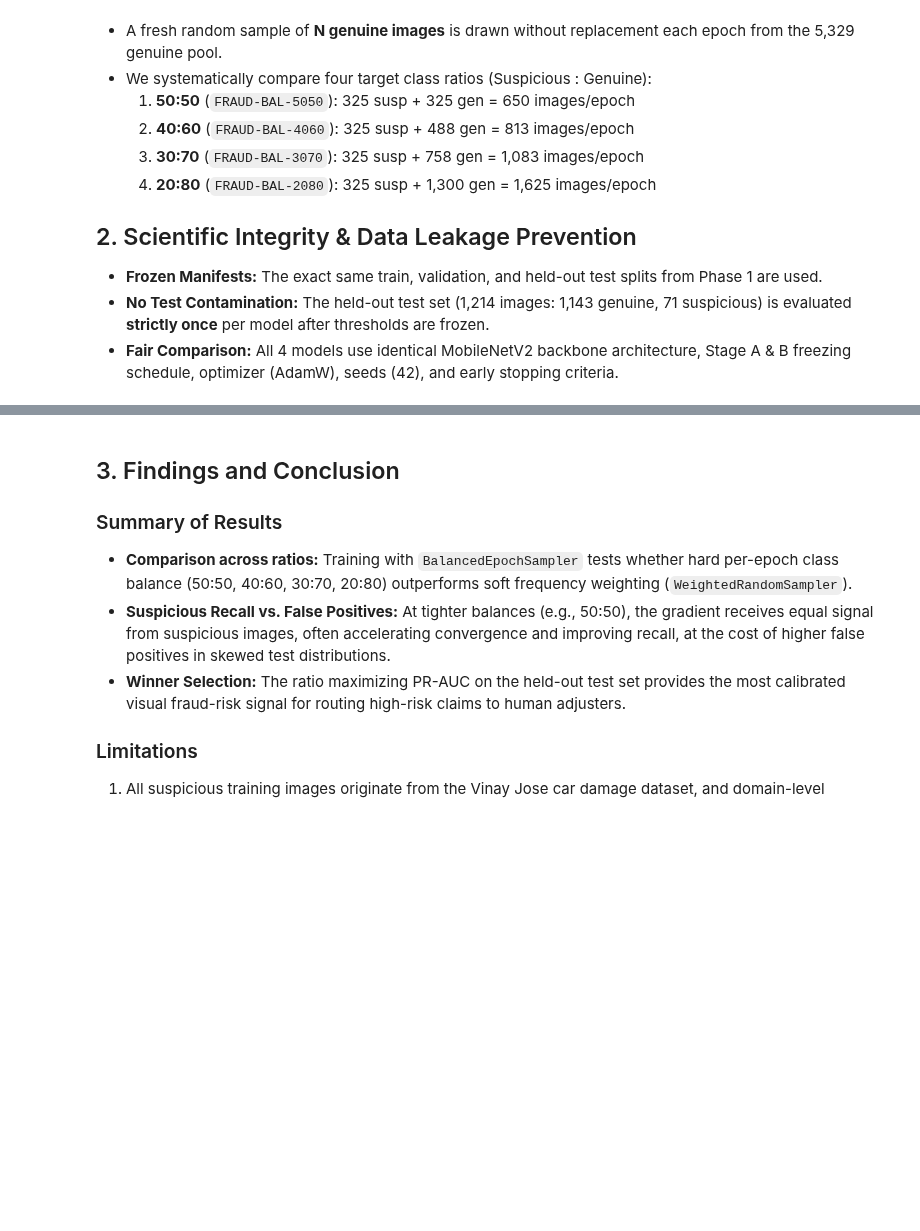
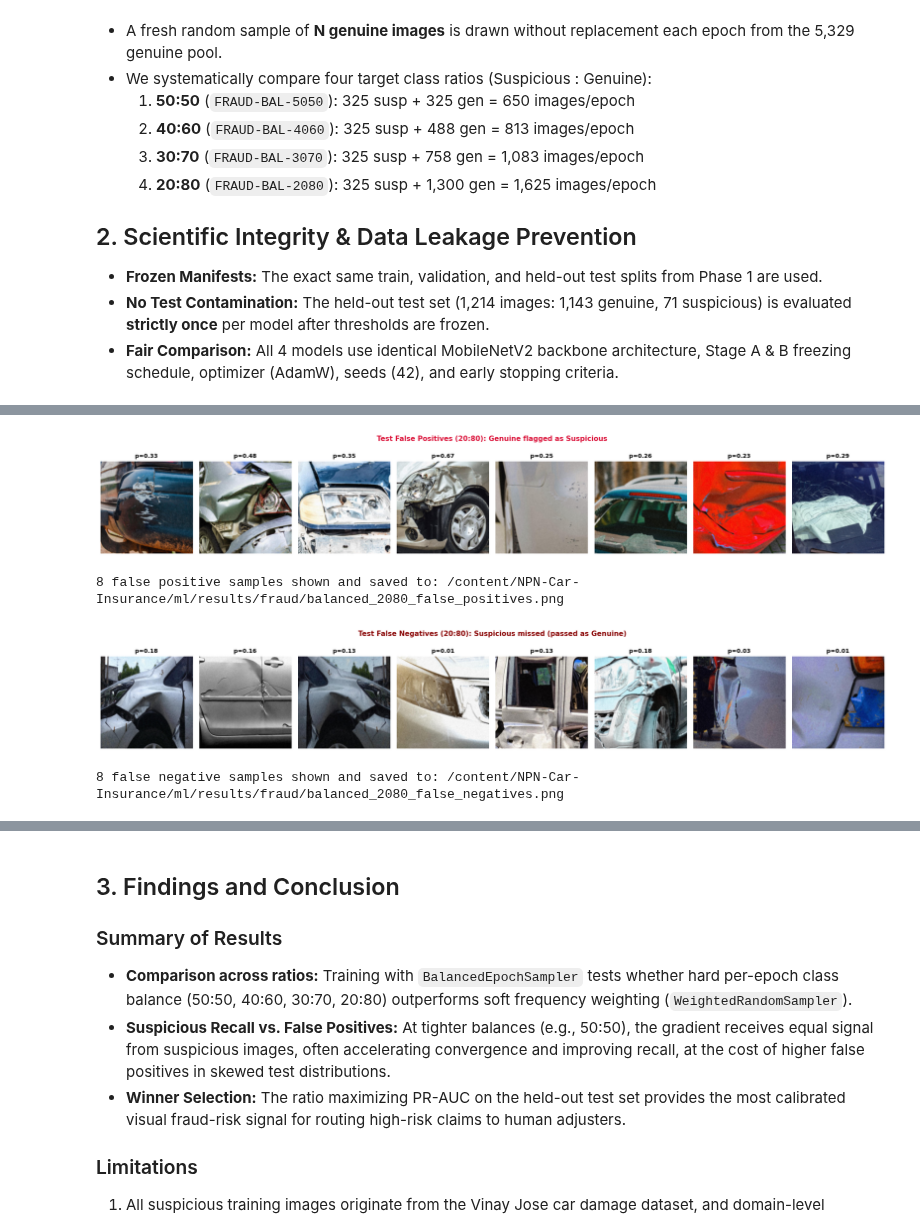
Before and after one commit to AmitavaDatta2004/NPN-Car-Insurance, a Jupyter notebook: notebooks/02b_fraud_balanced_resampling_comparison.ipynb, the cells around one changed output, grey strips where cells are left out. Saved outputs shown, nothing was run; the diff lists cells and outputs as text; code cells hidden in the pictures; blank space fills up the shorter version.

Commit message:
feat(fraud): ML-003 complete balanced resampling comparison (20:80 winner, test PR-AUC 0.5617)

```diff
--- a/notebooks/02b_fraud_balanced_resampling_comparison.ipynb
+++ b/notebooks/02b_fraud_balanced_resampling_comparison.ipynb
@@ -702,6 +747,59 @@ print(f"Saved best model thresholds to: {best_th_path}")
 onnx_path = ARTIFACT_BASE / f"fraud_mnv2_balanced_{best_ratio.replace(':', '')}.onnx"
 export_onnx(best_model, onnx_path, device=str(DEVICE))
 print(f"Saved winning ONNX model to: {onnx_path}")
+# %%
+# Cell 18: Qualitative Failure Analysis (Visual FP & FN Gallery for Winning Model)
+mean_ = torch.tensor([0.485, 0.456, 0.406]).view(3, 1, 1)
+std_  = torch.tensor([0.229, 0.224, 0.225]).view(3, 1, 1)
+
+best_preds  = test_evaluations[best_ratio]["preds"]
+best_probs  = test_evaluations[best_ratio]["probs"]
+test_labels = test_evaluations[best_ratio]["labels"]
+
+# 1. False Positives (Genuine cars flagged as Suspicious)
+fp_idx = [i for i, (p, l) in enumerate(zip(best_preds, test_labels)) if p == 1 and l == 0][:8]
+if fp_idx:
+    fig, axes = plt.subplots(1, len(fp_idx), figsize=(2.2 * len(fp_idx), 3))
+    if len(fp_idx) == 1: axes = [axes]
+    for ax, idx in zip(axes, fp_idx):
+        t, _ = test_dataset[idx]
+        img = (t * std_ + mean_).permute(1, 2, 0).clamp(0, 1).numpy()
+        ax.imshow(img)
+        ax.set_title(f"p={best_probs[idx]:.2f}", fontsize=9, fontweight="bold")
+        ax.axis("off")
+    fig.suptitle(f"Test False Positives ({best_ratio}): Genuine flagged as Suspicious", color="crimson", fontsize=11, fontweight="bold")
+    plt.tight_layout()
+    fp_img_path = RESULTS_DIR / f"balanced_{best_ratio.replace(':', '')}_false_positives.png"
+    plt.savefig(fp_img_path, dpi=150, bbox_inches="tight")
+    plt.show()
+    print(f"{len(fp_idx)} false positive samples shown and saved to: {fp_img_path}")
+else:
+    print("Zero false positives found.")
+
+# 2. False Negatives (Suspicious cars missed and passed as Genuine)
+fn_idx = [i for i, (p, l) in enumerate(zip(best_preds, test_labels)) if p == 0 and l == 1][:8]
+if fn_idx:
+    fig, axes = plt.subplots(1, len(fn_idx), figsize=(2.2 * len(fn_idx), 3))
+    if len(fn_idx) == 1: axes = [axes]
+    for ax, idx in zip(axes, fn_idx):
+        t, _ = test_dataset[idx]
+        img = (t * std_ + mean_).permute(1, 2, 0).clamp(0, 1).numpy()
+        ax.imshow(img)
+        ax.set_title(f"p={best_probs[idx]:.2f}", fontsize=9, fontweight="bold")
+        ax.axis("off")
+    fig.suptitle(f"Test False Negatives ({best_ratio}): Suspicious missed (passed as Genuine)", color="darkred", fontsize=11, fontweight="bold")
+    plt.tight_layout()
+    fn_img_path = RESULTS_DIR / f"balanced_{best_ratio.replace(':', '')}_false_negatives.png"
+    plt.savefig(fn_img_path, dpi=150, bbox_inches="tight")
+    plt.show()
+    print(f"{len(fn_idx)} false negative samples shown and saved to: {fn_img_path}")
+else:
+    print("Zero false negatives found.")
+# %% [output]
+[figure, added]
+8 false positive samples shown and saved to: /content/NPN-Car-Insurance/ml/results/fraud/balanced_2080_false_positives.png
+[figure, added]
+8 false negative samples shown and saved to: /content/NPN-Car-Insurance/ml/results/fraud/balanced_2080_false_negatives.png
 # %%
 # Cell 18: Reproducibility & Checksum Summary
 def sha256_short(path):
```
Also changed, not shown: parts of 7 cells of this notebook, 14 other files.
